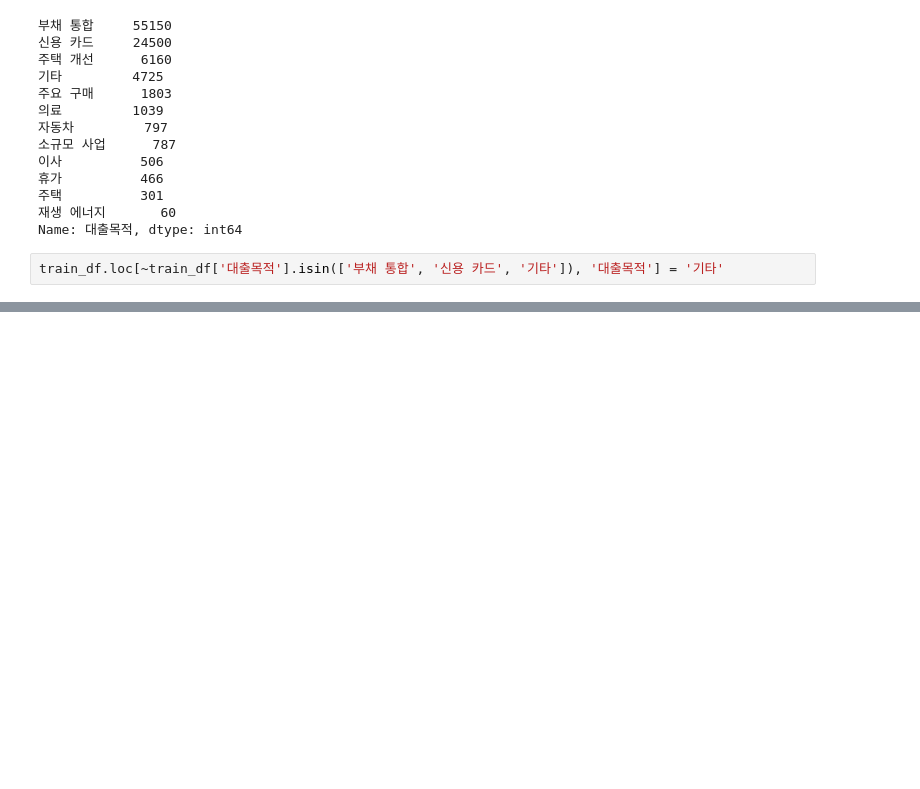
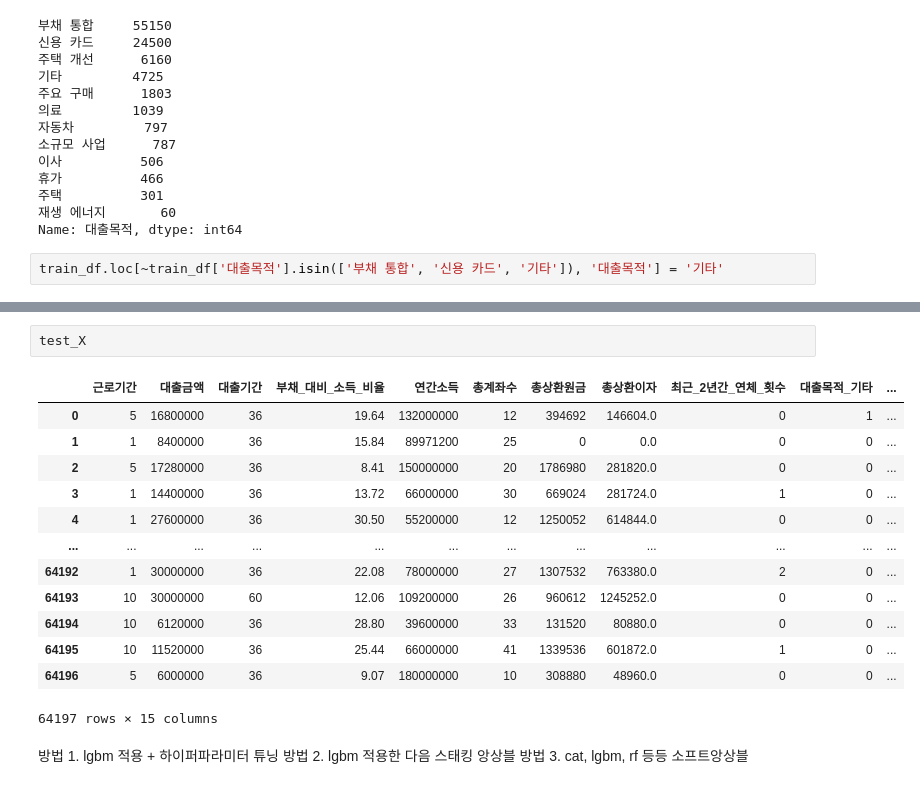
Before and after one commit to Tiabet/DACON-code, a Jupyter notebook: 대출등급예측.ipynb, the cells around one changed output, grey strips where cells are left out. Saved outputs shown, nothing was run; the diff lists cells and outputs as text; blank space fills up the shorter version.

```diff
--- a/대출등급예측.ipynb
+++ b/대출등급예측.ipynb
@@ -118,0 +178,20 @@ train_df.loc[~train_df['대출목적'].isin(['부채 통합', '신용 카드', '
+# %%
+test_X
+# %% [output]
+|  | 근로기간 | 대출금액 | 대출기간 | 부채_대비_소득_비율 | 연간소득 | 총계좌수 | 총상환원금 | 총상환이자 | 최근_2년간_연체_횟수 | 대출목적_기타 | ... |
+| 0 | 5 | 16800000 | 36 | 19.64 | 132000000 | 12 | 394692 | 146604.0 | 0 | 1 | ... |
+| 1 | 1 | 8400000 | 36 | 15.84 | 89971200 | 25 | 0 | 0.0 | 0 | 0 | ... |
+| 2 | 5 | 17280000 | 36 | 8.41 | 150000000 | 20 | 1786980 | 281820.0 | 0 | 0 | ... |
+| 3 | 1 | 14400000 | 36 | 13.72 | 66000000 | 30 | 669024 | 281724.0 | 1 | 0 | ... |
+| 4 | 1 | 27600000 | 36 | 30.50 | 55200000 | 12 | 1250052 | 614844.0 | 0 | 0 | ... |
+| ... | ... | ... | ... | ... | ... | ... | ... | ... | ... | ... | ... |
+| 64192 | 1 | 30000000 | 36 | 22.08 | 78000000 | 27 | 1307532 | 763380.0 | 2 | 0 | ... |
+| 64193 | 10 | 30000000 | 60 | 12.06 | 109200000 | 26 | 960612 | 1245252.0 | 0 | 0 | ... |
+| 64194 | 10 | 6120000 | 36 | 28.80 | 39600000 | 33 | 131520 | 80880.0 | 0 | 0 | ... |
+| 64195 | 10 | 11520000 | 36 | 25.44 | 66000000 | 41 | 1339536 | 601872.0 | 1 | 0 | ... |
+| 64196 | 5 | 6000000 | 36 | 9.07 | 180000000 | 10 | 308880 | 48960.0 | 0 | 0 | ... |
+64197 rows × 15 columns
+# %% [markdown]
+방법 1. lgbm 적용 + 하이퍼파라미터 튜닝
+방법 2. lgbm 적용한 다음 스태킹 앙상블
+방법 3. cat, lgbm, rf 등등 소프트앙상블
```
Also changed, not shown: parts of 34 cells of this notebook.
